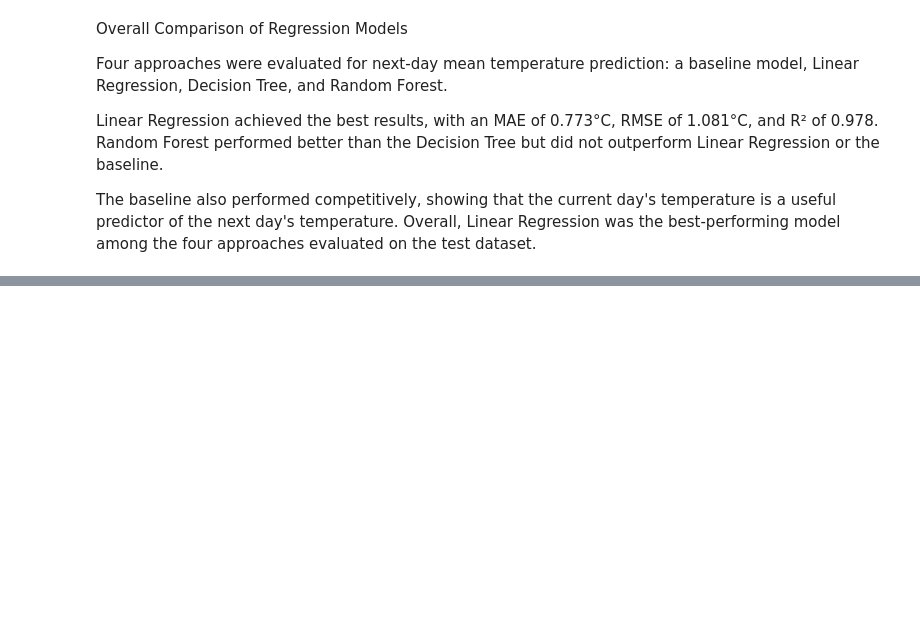
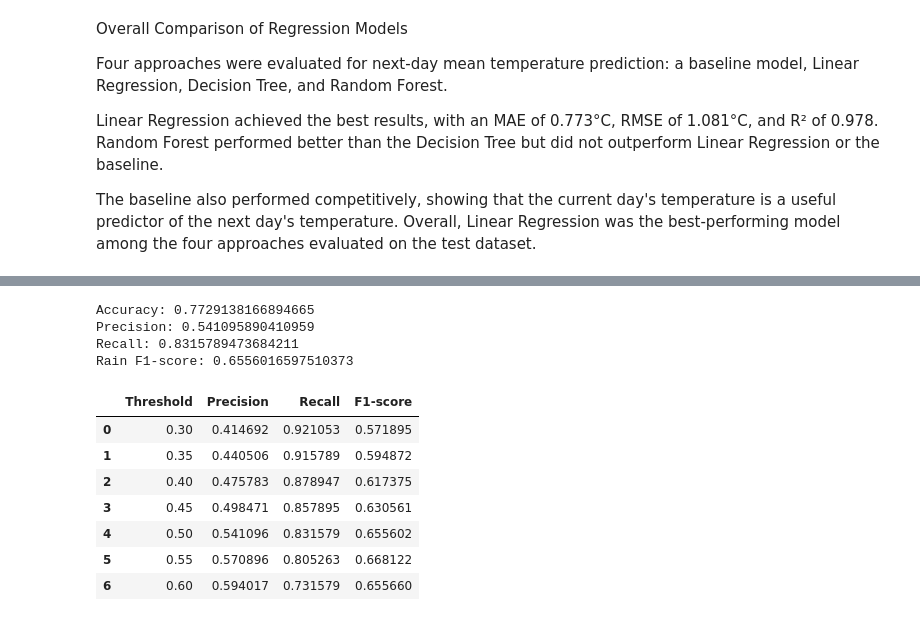
Before and after one commit to Aditi09-20/Weather_Data_Analysis_and_Forecasting, a Jupyter notebook: notebooks/weather_analysis.ipynb, the cells around one changed output, grey strips where cells are left out. Saved outputs shown, nothing was run; the diff lists cells and outputs as text; code cells hidden in the pictures; blank space fills up the shorter version.

```diff
--- a/notebooks/weather_analysis.ipynb
+++ b/notebooks/weather_analysis.ipynb
@@ -978,0 +1235,58 @@ The baseline also performed competitively, showing that the current day's temper
+# %%
+from sklearn.linear_model import LogisticRegression
+from sklearn.preprocessing import StandardScaler
+from sklearn.pipeline import make_pipeline
+from sklearn.metrics import (
+    accuracy_score,
+    precision_score,
+    recall_score,
+    f1_score
+)
+
+logistic_model = make_pipeline(
+    StandardScaler(),
+    LogisticRegression(
+        class_weight="balanced",
+        max_iter=1000,
+        random_state=42
+    )
+)
+
+logistic_model.fit(X_train_class, y_train_class)
+
+y_pred_logistic = logistic_model.predict(X_test_class)
+
+print("Accuracy:", accuracy_score(y_test_class, y_pred_logistic))
+print("Precision:", precision_score(y_test_class, y_pred_logistic))
+print("Recall:", recall_score(y_test_class, y_pred_logistic))
+print("Rain F1-score:", f1_score(y_test_class, y_pred_logistic))
+# %% [output]
+Accuracy: 0.7729138166894665
+Precision: 0.541095890410959
+Recall: 0.8315789473684211
+Rain F1-score: 0.6556016597510373
+# %%
+logistic_probabilities = logistic_model.predict_proba(X_test_class)[:, 1]
+
+logistic_threshold_results = []
+
+for threshold in [0.30, 0.35, 0.40, 0.45, 0.50, 0.55, 0.60]:
+    predictions = (logistic_probabilities >= threshold).astype(int)
+
+    logistic_threshold_results.append({
+        "Threshold": threshold,
+        "Precision": precision_score(y_test_class, predictions),
+        "Recall": recall_score(y_test_class, predictions),
+        "F1-score": f1_score(y_test_class, predictions)
+    })
+
+pd.DataFrame(logistic_threshold_results)
+# %% [output]
+|  | Threshold | Precision | Recall | F1-score |
+| 0 | 0.30 | 0.414692 | 0.921053 | 0.571895 |
+| 1 | 0.35 | 0.440506 | 0.915789 | 0.594872 |
+| 2 | 0.40 | 0.475783 | 0.878947 | 0.617375 |
+| 3 | 0.45 | 0.498471 | 0.857895 | 0.630561 |
+| 4 | 0.50 | 0.541096 | 0.831579 | 0.655602 |
+| 5 | 0.55 | 0.570896 | 0.805263 | 0.668122 |
+| 6 | 0.60 | 0.594017 | 0.731579 | 0.655660 |
```
Also changed, not shown: parts of 20 cells of this notebook.
